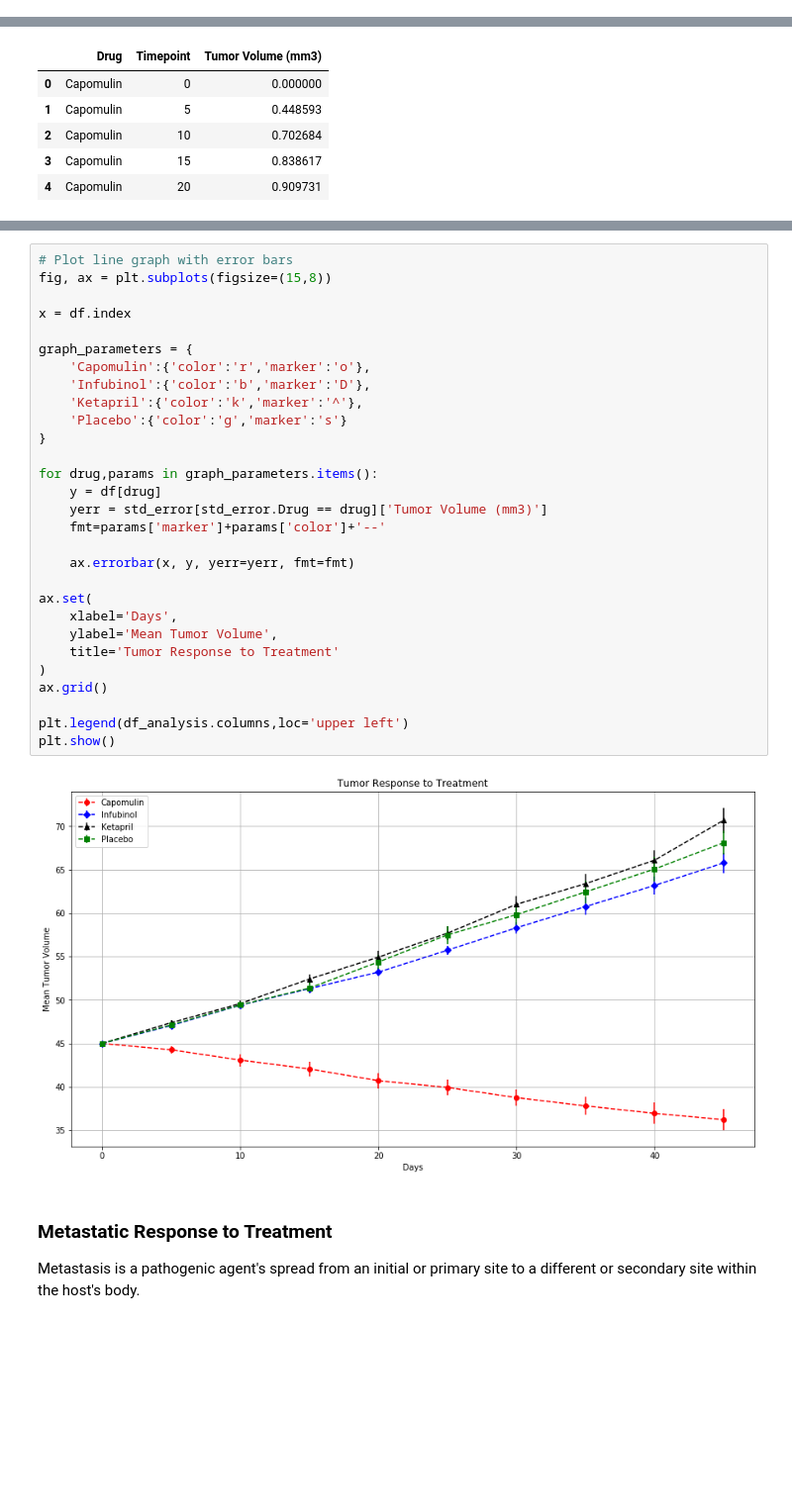
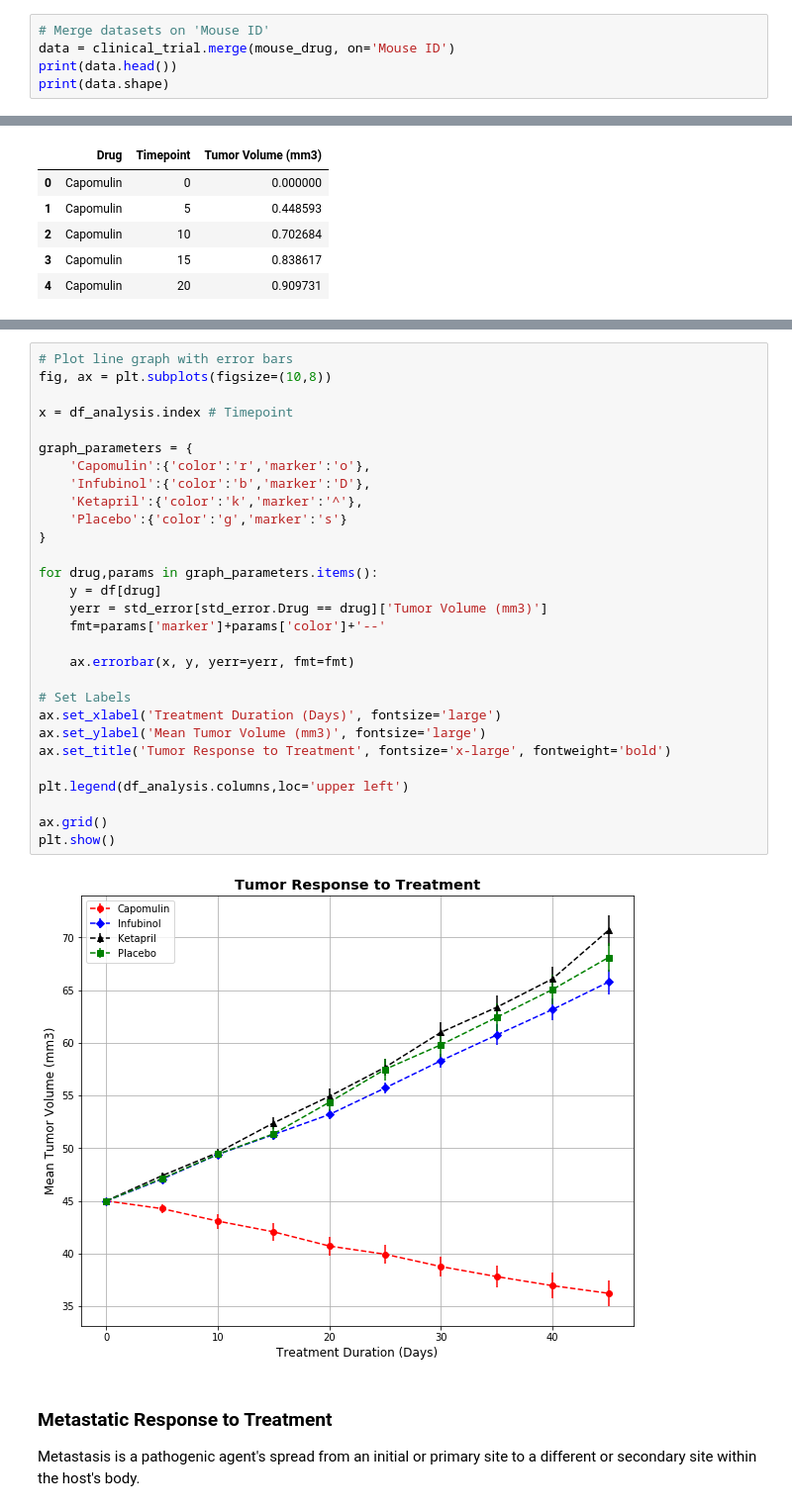
Before and after one commit to gfidanli/matplotlib-Pymaceuticals, a Jupyter notebook: Analysis.ipynb, the cells around one changed output, grey strips where cells are left out. Shown at 99% size. Saved outputs shown, nothing was run; the diff lists cells and outputs as text; blank space fills up the shorter version.

Commit message:
Fix axis labels and clean notebook

```diff
--- a/Analysis.ipynb
+++ b/Analysis.ipynb
@@ -47,0 +20,5 @@ print(data.shape)
+# %%
+# Merge datasets on 'Mouse ID'
+data = clinical_trial.merge(mouse_drug, on='Mouse ID')
+print(data.head())
+print(data.shape)
@@ -100,35 +86,35 @@ df_analysis.head()
 | 20 | 40.716325 | 53.197691 | 54.920935 | 54.364417 |
 # %%
 # Plot line graph with error bars
-fig, ax = plt.subplots(figsize=(15,8))
+fig, ax = plt.subplots(figsize=(10,8))
 
-x = df.index
+x = df_analysis.index # Timepoint
 
 graph_parameters = {
     'Capomulin':{'color':'r','marker':'o'},
     'Infubinol':{'color':'b','marker':'D'},
     'Ketapril':{'color':'k','marker':'^'},
     'Placebo':{'color':'g','marker':'s'}
 }
 
 for drug,params in graph_parameters.items():
     y = df[drug]
     yerr = std_error[std_error.Drug == drug]['Tumor Volume (mm3)']
     fmt=params['marker']+params['color']+'--'
 
     ax.errorbar(x, y, yerr=yerr, fmt=fmt)
 
-ax.set(
-    xlabel='Days',
-    ylabel='Mean Tumor Volume',
-    title='Tumor Response to Treatment'
-)
-ax.grid()
+# Set Labels
+ax.set_xlabel('Treatment Duration (Days)', fontsize='large')
+ax.set_ylabel('Mean Tumor Volume (mm3)', fontsize='large')
+ax.set_title('Tumor Response to Treatment', fontsize='x-large', fontweight='bold')
 
 plt.legend(df_analysis.columns,loc='upper left')
+
+ax.grid()
 plt.show()
 # %% [output]
-[figure, old version]
+[figure, new version]
 # %% [markdown]
 ### Metastatic Response to Treatment
 Metastasis is a pathogenic agent's spread from an initial or primary site to a different or secondary site within the host's body.
```
Also changed, not shown: parts of 12 cells of this notebook.
